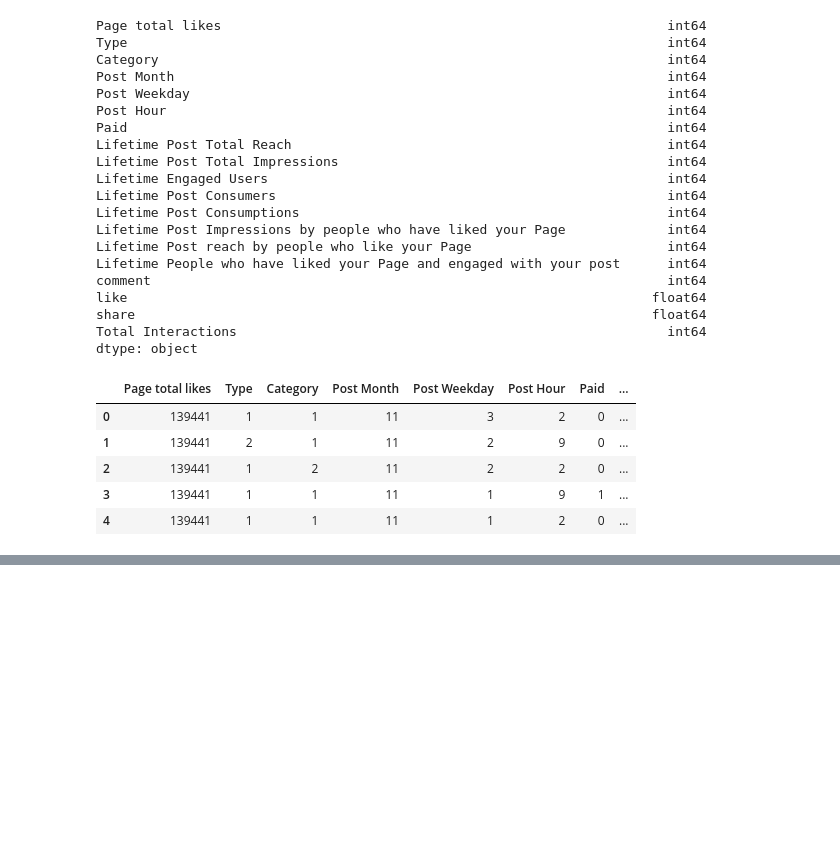
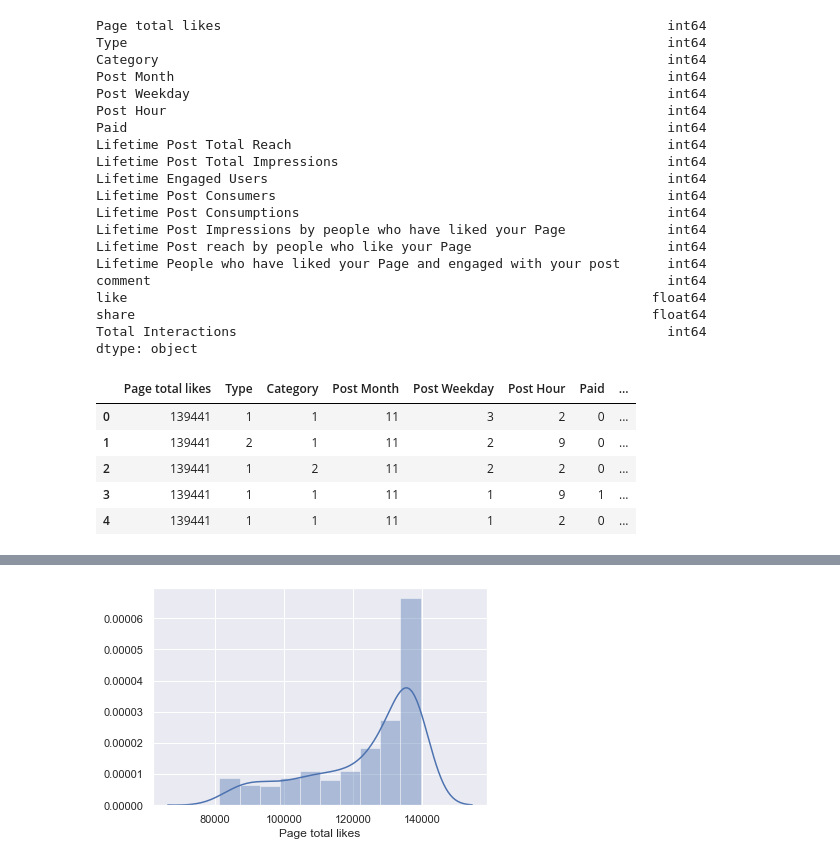
Before and after one commit to tomruarol/facebook_metrics_analysis, a Jupyter notebook: facebook_metrics_analysis.ipynb, the cells around one changed output, grey strips where cells are left out. Saved outputs shown, nothing was run; the diff lists cells and outputs as text; code cells hidden in the pictures; blank space fills up the shorter version.

```diff
--- a/facebook_metrics_analysis.ipynb
+++ b/facebook_metrics_analysis.ipynb
@@ -244,0 +302,4 @@ data.head()
+# %%
+sns.distplot(data['Page total likes']);
+# %% [output]
+[figure, added]
```
Also changed, not shown: parts of 12 cells of this notebook.
